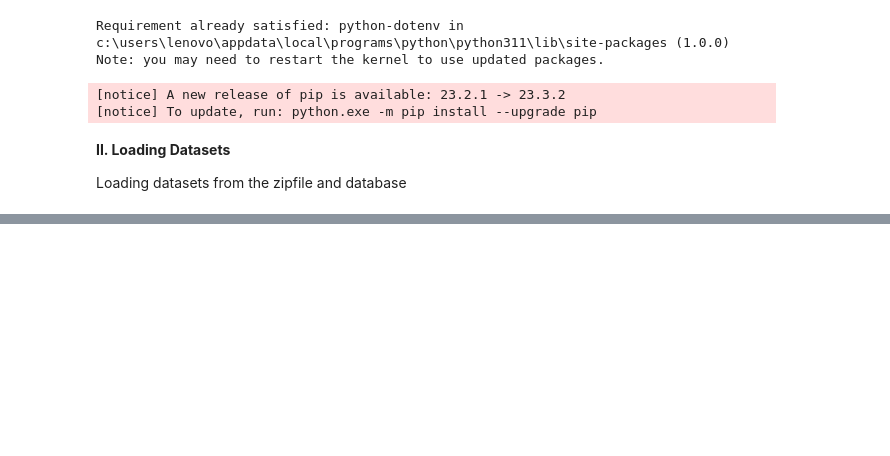
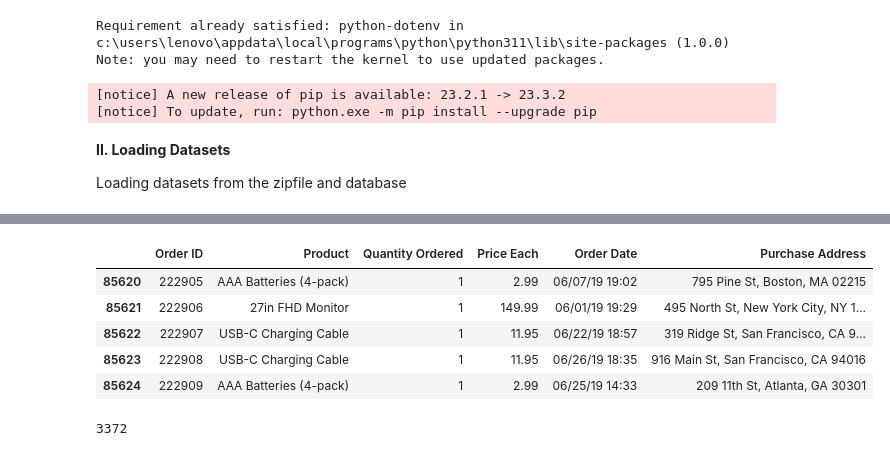
Before and after one commit to MarthaK-Coder/AZUBI-CAPSTONE-PROJECT, a Jupyter notebook: Notebook.ipynb, the cells around one changed output, grey strips where cells are left out. Drawn from its saved outputs; the diff is of its cells as text; code cells hidden in the pictures; blank space fills up the shorter version.

```diff
--- a/Notebook.ipynb
+++ b/Notebook.ipynb
@@ -142,0 +148,20 @@ second_half_2019.head(10)
+# %%
+#Merging the first half of 2019 dataframes.
+months_sales = [jan_19, feb_19, mar_19, april_19, may_19, june_19]
+
+# Concatenate DataFrames vertically (along rows)
+first_half_2019 = pd.concat(months_sales, ignore_index=True)
+first_half_2019.tail(5)
+# %% [output]
+|  | Order ID | Product | Quantity Ordered | Price Each | Order Date | Purchase Address |
+| 85620 | 222905 | AAA Batteries (4-pack) | 1 | 2.99 | 06/07/19 19:02 | 795 Pine St, Boston, MA 02215 |
+| 85621 | 222906 | 27in FHD Monitor | 1 | 149.99 | 06/01/19 19:29 | 495 North St, New York City, NY 1... |
+| 85622 | 222907 | USB-C Charging Cable | 1 | 11.95 | 06/22/19 18:57 | 319 Ridge St, San Francisco, CA 9... |
+| 85623 | 222908 | USB-C Charging Cable | 1 | 11.95 | 06/26/19 18:35 | 916 Main St, San Francisco, CA 94016 |
+| 85624 | 222909 | AAA Batteries (4-pack) | 1 | 2.99 | 06/25/19 14:33 | 209 11th St, Atlanta, GA 30301 |
+# %%
+# Check the number of rows in the DataFrame
+num_row = second_half_2019.shape[0]
+print(num_row)
+# %% [output]
+3372
```
Also changed, not shown: parts of 19 cells of this notebook.
